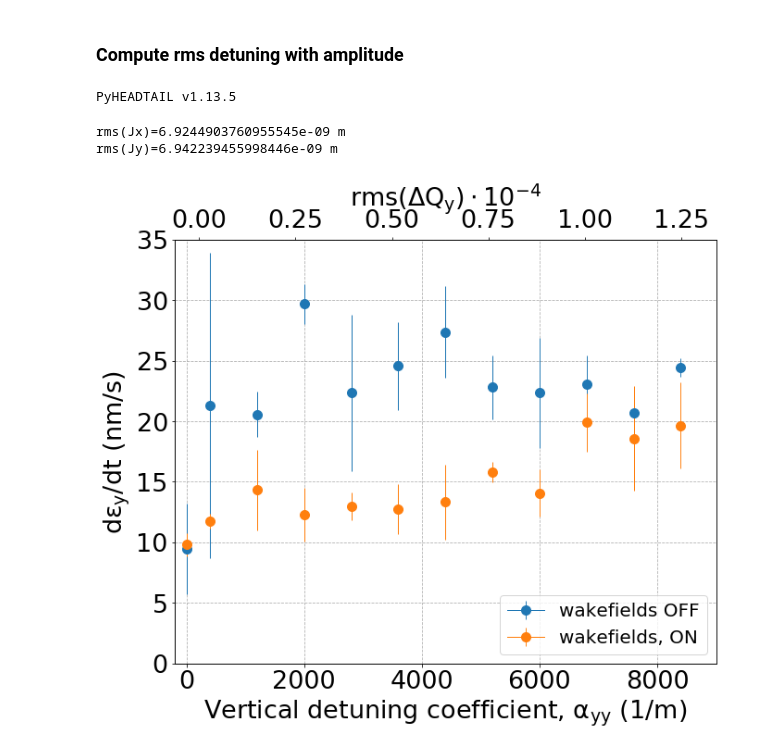
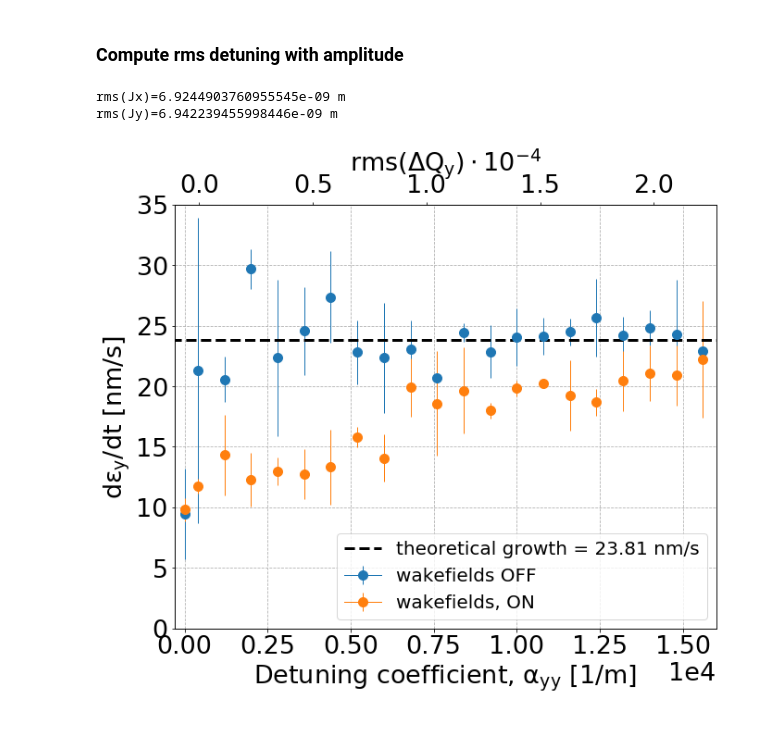
Before and after one commit to natriant/cc_rf_noise_pyheadtail, a Jupyter notebook: post_process_analysis/job003c_plot_loadFromManyFiles_dey_scanOverVariable.ipynb, the cells around one changed output. Drawn from its saved outputs; the diff is of its cells as text; code cells hidden in the pictures.

```diff
--- a/post_process_analysis/job003c_plot_loadFromManyFiles_dey_scanOverVariable.ipynb
+++ b/post_process_analysis/job003c_plot_loadFromManyFiles_dey_scanOverVariable.ipynb
@@ -33,7 +33,7 @@ plt.rcParams.update(params)
 n_runs = 3 # number of runs that the simulation was repeated
 # %%
 my_start = 400.0
-my_stop = 1e4
+my_stop = 1.6e4 #1e4
 my_step = 800
 
 my_variables = list(np.arange(my_start, my_stop, my_step))
@@ -45,9 +45,9 @@ print(my_variables)
 ### Load data
 # %%
 path_to_data = './'
-study_name = 'deyRates_sps_270GeV_CC_PN1e-8_1e5turns_5e5Nb_wakefieldsONvsOFF_ayyScan' # title for save figures
-study_name_1 = 'deyRates_sps_270GeV_CC_PN1e-8_1e5turns_5e5Nb_Nowakefields_ayyScan'
-study_name_2 = 'deyRates_sps_270GeV_CC_PN1e-8_1e5turns_5e5Nb_wakefieldsON_500slices_ayyScan'
+study_name = 'deyRates_sps_270GeV_CC_PN1e-8_1e5turns_5e5Nb_wakefieldsONvsOFF_ayyScanlong' # title for save figures
+study_name_1 = 'deyRates_deyRates_sps_270GeV_CC_PN1e-8_1e5turns_5e5Nb_Nowakefields_ayyScan_concat'
+study_name_2 = 'deyRates_deyRates_sps_270GeV_CC_PN1e-8_1e5turns_5e5Nb_wakefieldsON_500slices_ayyScan_concat'
 noise_type = 'PN'
 
 my_df_1 = pickle.load( open(path_to_data+study_name_1+'.pkl', "rb" ))
@@ -231,10 +232,8 @@ if savefig:
 # %%
 # Load the bunch, you need to activate a Pyheadtail version v1.13 or newer
 path_to_data = '/afs/cern.ch/work/n/natriant/private/pyheadtail_example_crabcavity/'
-study_name ='sps_270GeV_CC_PN1e-8_1e5turns_5e5Nb_wakefieldsON_500slices_ayy400.0_run0/'
-bunch = pickle.load(open(path_to_data+study_name+'bunch', 'rb')) # you need to activate an environment with pyhedtail version at least v1.13.5
+study_name_dq ='sps_270GeV_CC_PN1e-8_1e5turns_5e5Nb_wakefieldsON_500slices_ayy400.0_run0/'
+bunch = pickle.load(open(path_to_data+study_name_dq+'bunch', 'rb')) # you need to activate an environment with pyhedtail version at least v1.13.5
-# %% [output]
-PyHEADTAIL v1.13.5
 # %%
 # Optics at CC2
 beta_y = 73.81671646
@@ -282,38 +281,40 @@ for i, key in enumerate(my_df_keys):
     # errors for study 1
     systematic_error_1 = np.std(my_df_1[my_df_keys[i]]['m'])
     statistical_error_1 = np.sqrt(np.mean(np.array(my_df_1[my_df_keys[i]]['err'])**2))
     total_error_1 = np.sqrt(systematic_error_1**2+statistical_error_1**2)
 
     # errors for study 2
     systematic_error_2 = np.std(my_df_2[my_df_keys[i]]['m'])
     statistical_error_2 = np.sqrt(np.mean(np.array(my_df_2[my_df_keys[i]]['err'])**2))
     total_error_2 = np.sqrt(systematic_error_2**2+statistical_error_2**2)
 
 
     ax.errorbar(my_variables[i], np.mean(my_df_1[my_df_keys[i]]['m'])*1e9, yerr=total_error_1*1e9, marker='o',  c='C0', label=my_label_1)
     ax.errorbar(my_variables[i], np.mean(my_df_2[my_df_keys[i]]['m'])*1e9, yerr=total_error_2*1e9, marker='o',  c='C1', label=my_label_2)
 
 
 ax2 = ax.twiny()
-ax2.plot(np.array(Dqy_rms)*1e4, np.arange(0,13), linestyle='')
+ax2.plot(np.array(Dqy_rms)*1e4, np.arange(0,len(my_variables)), linestyle='')
 
-#plt.hlines(expected_growth*1e9, -300, 10000, linestyles='dashed', linewidth=3, color='k', label=f'theoretical growth = {expected_growth*1e9:.2f} nm/s')
+
+ax.hlines(expected_growth*1e9, -400, 17000, linestyles='dashed', linewidth=3, color='k', label=f'theoretical growth = {expected_growth*1e9:.2f} nm/s')
 ax.legend(loc=4)
 
-ax.set_xlim(-200, 9000)
+ax.set_xlim(-300, 16000)
 ax.set_ylim(0, 35)
 ax.grid(linestyle='dashed')
 
-ax.set_ylabel(r'$\mathrm{d\epsilon_y / dt \ (nm/s)}$')
-ax.set_xlabel('Vertical detuning coefficient, '+r'$\mathrm{\alpha_{yy} \ (1/m)}$')
+ax.set_ylabel(r'$\mathrm{d\epsilon_y / dt \ [nm/s]}$')
+ax.set_xlabel('Detuning coefficient, '+r'$\mathrm{\alpha_{yy} \ [1/m]}$')
+ax.ticklabel_format(axis='x', style='sci', scilimits=(4,4))
+
 
 ax2.set_xlabel(r'$\mathrm{rms(\Delta Q_y) \cdot 10^{-4}}$')
 
-
 plt.tight_layout()
 
-savefig = True
+savefig = False
 if savefig:
     plt.savefig(f'./output/{study_name}_vs_TuneSpread.png', bbox_inches='tight')
 # %% [output]
-[figure, old version]
+[figure, new version]
```
Also changed, not shown: parts of 5 cells of this notebook, 4 other files.
